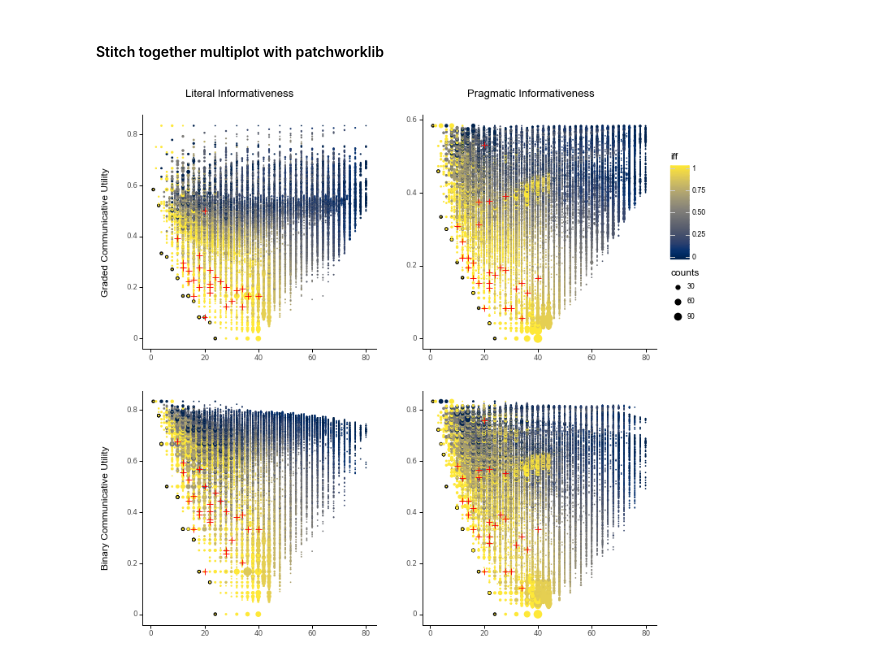
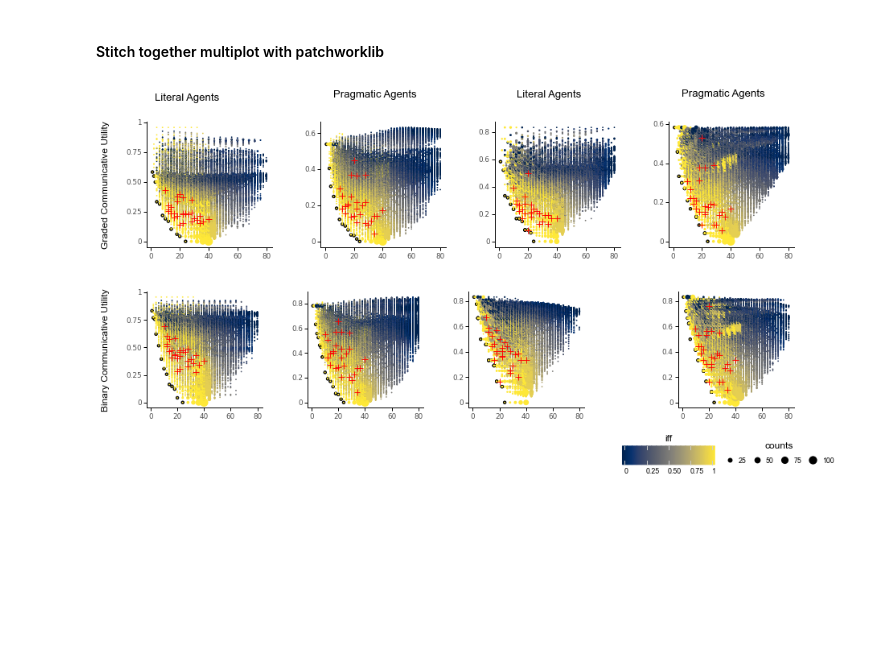
Before and after one commit to nathimel/modals-effcomm, a Jupyter notebook: src/notebooks/multiplot.ipynb, the cells around one changed output. Cells and saved outputs as stored; diff of their text form; code cells hidden in the pictures; blank space fills up the shorter version.

```diff
--- a/src/notebooks/multiplot.ipynb
+++ b/src/notebooks/multiplot.ipynb
@@ -33,3 +43,15 @@ indicator_pragmatic_data = pd.read_csv(filepaths['indicator_pragmatic'])
+# %%
+uniform_half_credit_literal_data = pd.read_csv(filepaths['uniform_half_credit_literal'])
+estimated_half_credit_literal_data = pd.read_csv(filepaths['estimated_half_credit_literal'])
+
+uniform_indicator_literal_data = pd.read_csv(filepaths['uniform_indicator_literal'])
+estimated_indicator_literal_data = pd.read_csv(filepaths['estimated_indicator_literal'])
+
+uniform_half_credit_pragmatic_data = pd.read_csv(filepaths['uniform_half_credit_pragmatic'])
+estimated_half_credit_pragmatic_data = pd.read_csv(filepaths['estimated_half_credit_pragmatic'])
+
+uniform_indicator_pragmatic_data = pd.read_csv(filepaths['uniform_indicator_pragmatic'])
+estimated_indicator_pragmatic_data = pd.read_csv(filepaths['estimated_indicator_pragmatic'])
 # %% [markdown]
 ## Generate multiplot
 # %% [markdown]
@@ -150,12 +240,21 @@ ip_plot =  (
 # %% [markdown]
 #### Stitch together multiplot with patchworklib
-# %%
-g_hcl = pw.load_ggplot(hcl_plot, figsize=(4,4))
-g_hcp = pw.load_ggplot(hcp_plot, figsize=(4,4))
-g_il = pw.load_ggplot(il_plot, figsize=(4,4))
-g_ip = pw.load_ggplot(ip_plot, figsize=(4,4))
-
-g = (g_hcl | g_hcp) / (g_il | g_ip)
-g.savefig("multiplot.png")
-# %% [output]
-[figure, removed]
+# %%
+g_ehcl = pw.load_ggplot(ehcl_plot, figsize=(2,2))
+g_ehcp = pw.load_ggplot(ehcp_plot, figsize=(2,2))
+g_uhcl = pw.load_ggplot(uhcl_plot, figsize=(2,2))
+g_uhcp = pw.load_ggplot(uhcp_plot, figsize=(2,2))
+
+g_eil = pw.load_ggplot(eil_plot, figsize=(2,2))
+g_eip = pw.load_ggplot(eip_plot, figsize=(2,2))
+g_uil = pw.load_ggplot(uil_plot, figsize=(2,2))
+g_uip = pw.load_ggplot(uip_plot, figsize=(2,2))
+
+
+g = (g_ehcl | g_ehcp | g_uhcl | g_uhcp) / (g_eil | g_eip | g_uil | g_uip)
+
+g = (g_ehcl | g_uhcl | g_ehcp | g_uhcp) / (g_eil | g_eip | g_uil | g_uip)
+
+g.savefig("multiplot.png")
+# %% [output]
+[figure, added]
```
Also changed, not shown: parts of 5 cells of this notebook, 11 other files.
